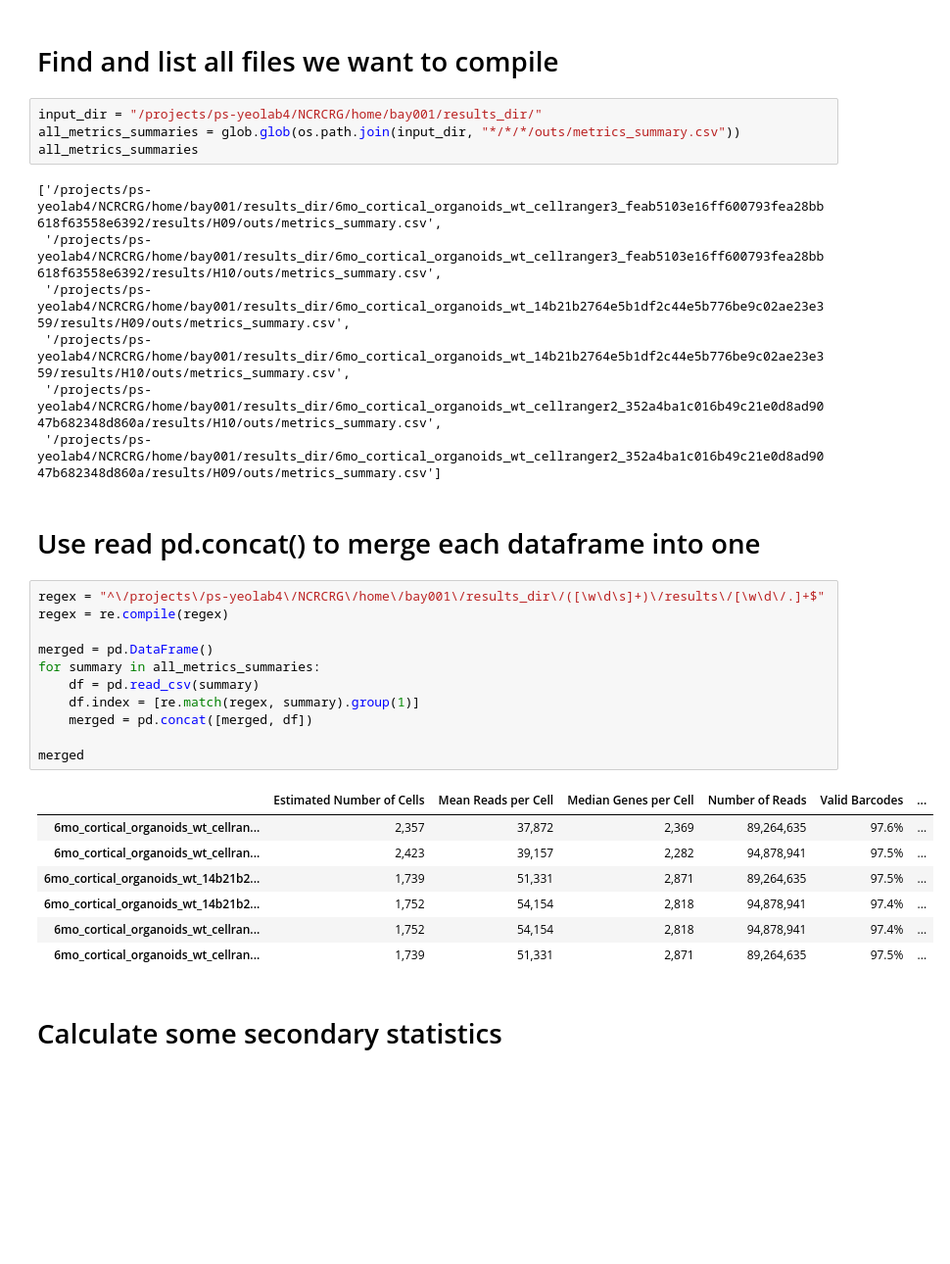
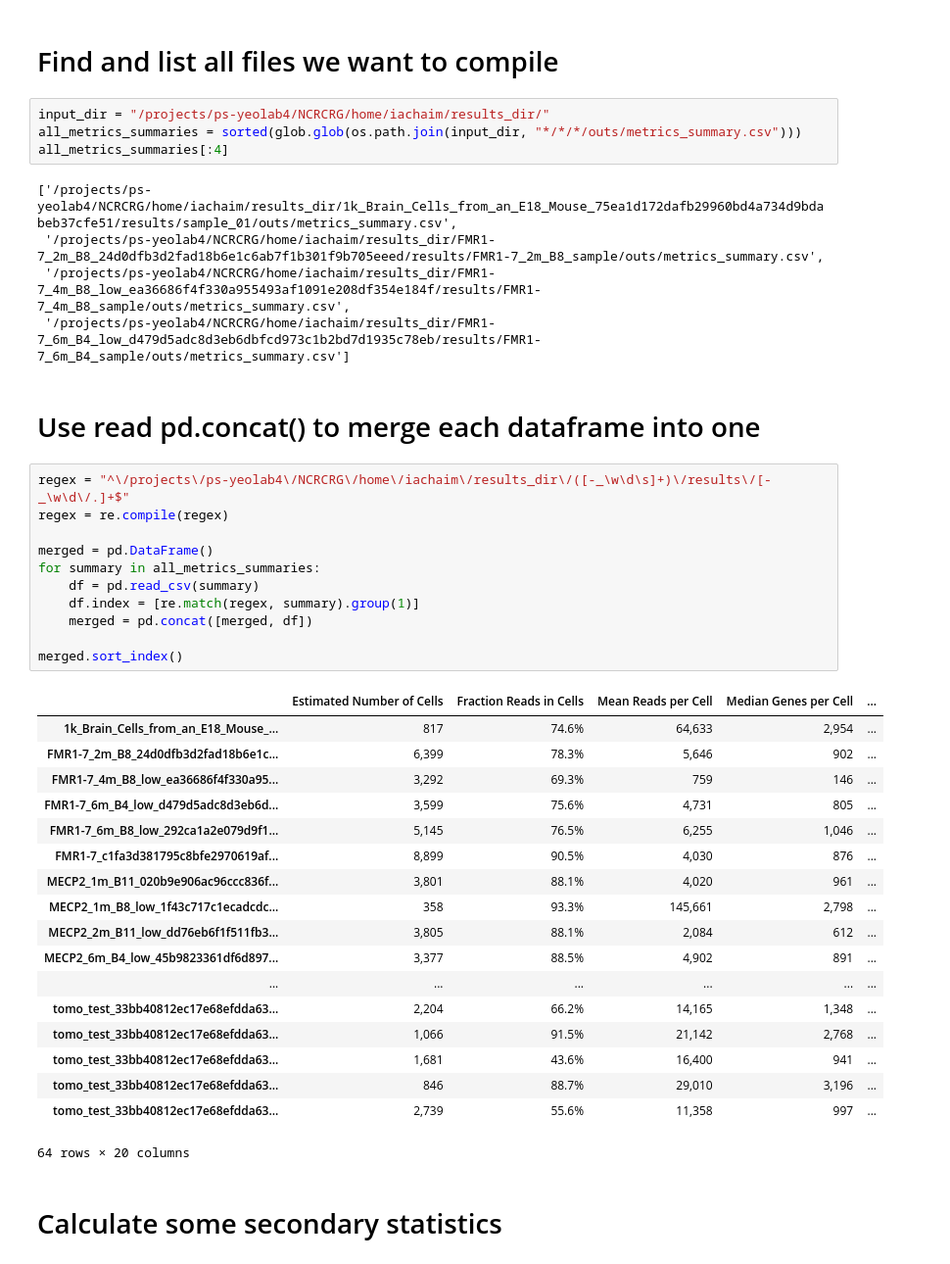
Before and after one commit to YeoLab/cshl_2019, a Jupyter notebook: notebooks/04_answers.ipynb, the cells around one changed output. Shown: that part at 98% size. Cells and saved outputs as stored; diff of their text form; blank space fills up the shorter version.

```diff
--- a/notebooks/04_answers.ipynb
+++ b/notebooks/04_answers.ipynb
@@ -8,37 +8,46 @@ import re
 # %% [markdown]
 # Find and list all files we want to compile
 # %%
-input_dir = "/projects/ps-yeolab4/NCRCRG/home/bay001/results_dir/"
-all_metrics_summaries = glob.glob(os.path.join(input_dir, "*/*/*/outs/metrics_summary.csv"))
-all_metrics_summaries
+input_dir = "/projects/ps-yeolab4/NCRCRG/home/iachaim/results_dir/"
+all_metrics_summaries = sorted(glob.glob(os.path.join(input_dir, "*/*/*/outs/metrics_summary.csv")))
+all_metrics_summaries[:4]
 # %% [output]
-['/projects/ps-yeolab4/NCRCRG/home/bay001/results_dir/6mo_cortical_organoids_wt_cellranger3_feab5103e16ff600793fea28bb618f63558e6392/results/H09/outs/metrics_summary.csv',
- '/projects/ps-yeolab4/NCRCRG/home/bay001/results_dir/6mo_cortical_organoids_wt_cellranger3_feab5103e16ff600793fea28bb618f63558e6392/results/H10/outs/metrics_summary.csv',
- '/projects/ps-yeolab4/NCRCRG/home/bay001/results_dir/6mo_cortical_organoids_wt_14b21b2764e5b1df2c44e5b776be9c02ae23e359/results/H09/outs/metrics_summary.csv',
- '/projects/ps-yeolab4/NCRCRG/home/bay001/results_dir/6mo_cortical_organoids_wt_14b21b2764e5b1df2c44e5b776be9c02ae23e359/results/H10/outs/metrics_summary.csv',
- '/projects/ps-yeolab4/NCRCRG/home/bay001/results_dir/6mo_cortical_organoids_wt_cellranger2_352a4ba1c016b49c21e0d8ad9047b682348d860a/results/H10/outs/metrics_summary.csv',
- '/projects/ps-yeolab4/NCRCRG/home/bay001/results_dir/6mo_cortical_organoids_wt_cellranger2_352a4ba1c016b49c21e0d8ad9047b682348d860a/results/H09/outs/metrics_summary.csv']
+['/projects/ps-yeolab4/NCRCRG/home/iachaim/results_dir/1k_Brain_Cells_from_an_E18_Mouse_75ea1d172dafb29960bd4a734d9bdabeb37cfe51/results/sample_01/outs/metrics_summary.csv',
+ '/projects/ps-yeolab4/NCRCRG/home/iachaim/results_dir/FMR1-7_2m_B8_24d0dfb3d2fad18b6e1c6ab7f1b301f9b705eeed/results/FMR1-7_2m_B8_sample/outs/metrics_summary.csv',
+ '/projects/ps-yeolab4/NCRCRG/home/iachaim/results_dir/FMR1-7_4m_B8_low_ea36686f4f330a955493af1091e208df354e184f/results/FMR1-7_4m_B8_sample/outs/metrics_summary.csv',
+ '/projects/ps-yeolab4/NCRCRG/home/iachaim/results_dir/FMR1-7_6m_B4_low_d479d5adc8d3eb6dbfcd973c1b2bd7d1935c78eb/results/FMR1-7_6m_B4_sample/outs/metrics_summary.csv']
 # %% [markdown]
 # Use read pd.concat() to merge each dataframe into one
 # %%
-regex = "^\/projects\/ps-yeolab4\/NCRCRG\/home\/bay001\/results_dir\/([\w\d\s]+)\/results\/[\w\d\/.]+$"
+regex = "^\/projects\/ps-yeolab4\/NCRCRG\/home\/iachaim\/results_dir\/([-_\w\d\s]+)\/results\/[-_\w\d\/.]+$"
 regex = re.compile(regex)
 
 merged = pd.DataFrame()
 for summary in all_metrics_summaries:
     df = pd.read_csv(summary)
     df.index = [re.match(regex, summary).group(1)]
     merged = pd.concat([merged, df])
 
-merged
+merged.sort_index()
 # %% [output]
-|  | Estimated Number of Cells | Mean Reads per Cell | Median Genes per Cell | Number of Reads | Valid Barcodes | ... |
-| 6mo_cortical_organoids_wt_cellran... | 2,357 | 37,872 | 2,369 | 89,264,635 | 97.6% | ... |
-| 6mo_cortical_organoids_wt_cellran... | 2,423 | 39,157 | 2,282 | 94,878,941 | 97.5% | ... |
-| 6mo_cortical_organoids_wt_14b21b2... | 1,739 | 51,331 | 2,871 | 89,264,635 | 97.5% | ... |
-| 6mo_cortical_organoids_wt_14b21b2... | 1,752 | 54,154 | 2,818 | 94,878,941 | 97.4% | ... |
-| 6mo_cortical_organoids_wt_cellran... | 1,752 | 54,154 | 2,818 | 94,878,941 | 97.4% | ... |
-| 6mo_cortical_organoids_wt_cellran... | 1,739 | 51,331 | 2,871 | 89,264,635 | 97.5% | ... |
+|  | Estimated Number of Cells | Fraction Reads in Cells | Mean Reads per Cell | Median Genes per Cell | ... |
+| 1k_Brain_Cells_from_an_E18_Mouse_... | 817 | 74.6% | 64,633 | 2,954 | ... |
+| FMR1-7_2m_B8_24d0dfb3d2fad18b6e1c... | 6,399 | 78.3% | 5,646 | 902 | ... |
+| FMR1-7_4m_B8_low_ea36686f4f330a95... | 3,292 | 69.3% | 759 | 146 | ... |
+| FMR1-7_6m_B4_low_d479d5adc8d3eb6d... | 3,599 | 75.6% | 4,731 | 805 | ... |
+| FMR1-7_6m_B8_low_292ca1a2e079d9f1... | 5,145 | 76.5% | 6,255 | 1,046 | ... |
+| FMR1-7_c1fa3d381795c8bfe2970619af... | 8,899 | 90.5% | 4,030 | 876 | ... |
+| MECP2_1m_B11_020b9e906ac96ccc836f... | 3,801 | 88.1% | 4,020 | 961 | ... |
+| MECP2_1m_B8_low_1f43c717c1ecadcdc... | 358 | 93.3% | 145,661 | 2,798 | ... |
+| MECP2_2m_B11_low_dd76eb6f1f511fb3... | 3,805 | 88.1% | 2,084 | 612 | ... |
+| MECP2_6m_B4_low_45b9823361df6d897... | 3,377 | 88.5% | 4,902 | 891 | ... |
+| ... | ... | ... | ... | ... | ... |
+| tomo_test_33bb40812ec17e68efdda63... | 2,204 | 66.2% | 14,165 | 1,348 | ... |
+| tomo_test_33bb40812ec17e68efdda63... | 1,066 | 91.5% | 21,142 | 2,768 | ... |
+| tomo_test_33bb40812ec17e68efdda63... | 1,681 | 43.6% | 16,400 | 941 | ... |
+| tomo_test_33bb40812ec17e68efdda63... | 846 | 88.7% | 29,010 | 3,196 | ... |
+| tomo_test_33bb40812ec17e68efdda63... | 2,739 | 55.6% | 11,358 | 997 | ... |
+64 rows × 20 columns
 # %% [markdown]
 # Calculate some secondary statistics
 # %%
```
Also changed, not shown: parts of 1 cell of this notebook, 3 other files.
